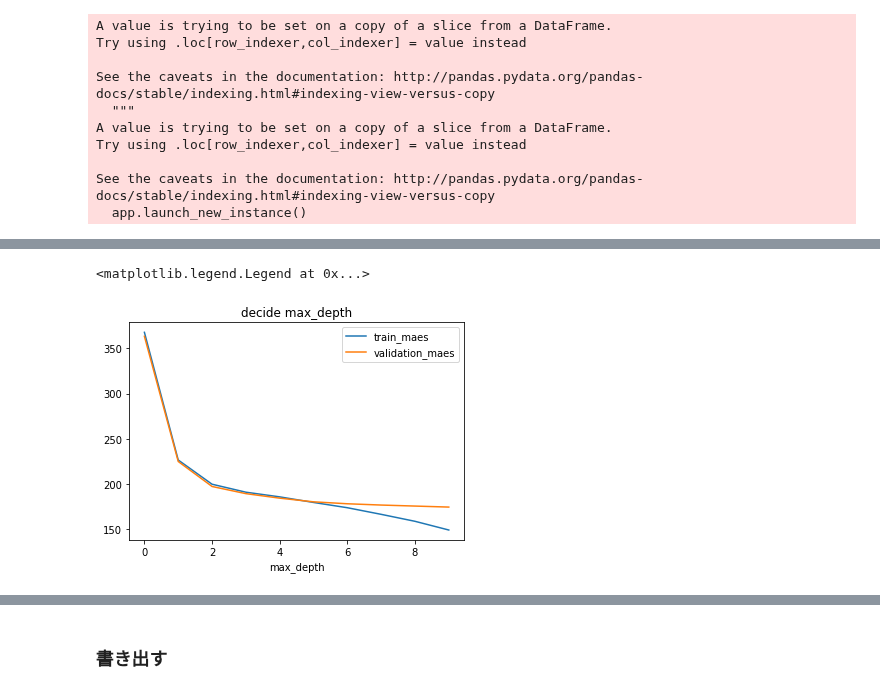
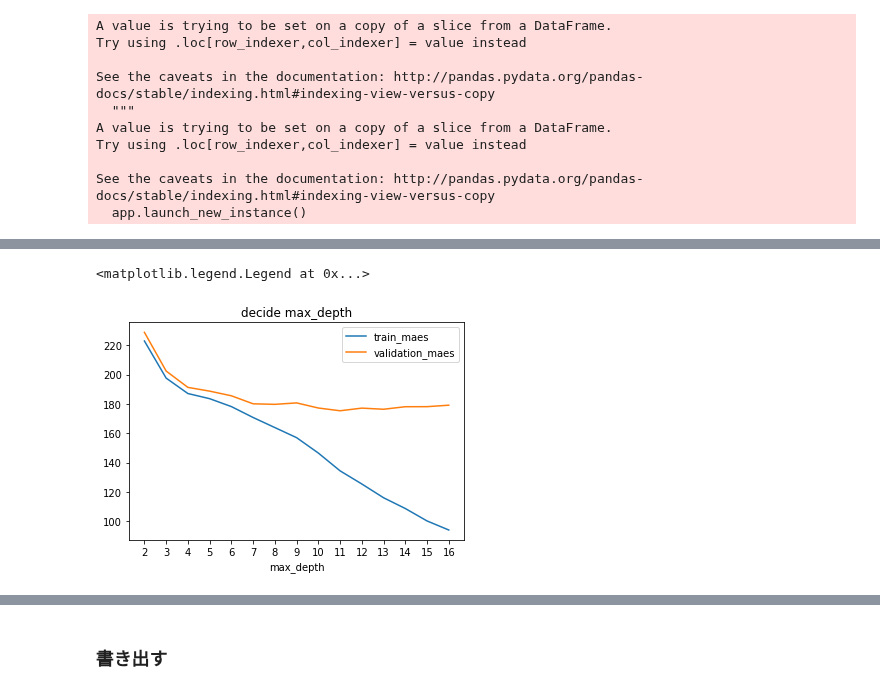
Before and after one commit to gciteam6/predict_amd, a Jupyter notebook: simple_blending.ipynb, the cells around one changed output, grey strips where cells are left out. Saved outputs shown, nothing was run; the diff lists cells and outputs as text; code cells hidden in the pictures.

```diff
--- a/simple_blending.ipynb
+++ b/simple_blending.ipynb
@@ -315,7 +338,7 @@ for train_idx, test_idx in KFold(n_splits=n_splits).split(X):
     X_val = X[test_idx]
     Y_val = Y[test_idx]
 
-    rf = RandomForestRegressor(n_estimators = n_estimators, max_depth = 4, max_features=max_features)
+    rf = RandomForestRegressor(n_estimators = n_estimators, max_depth = 14, max_features=max_features)
     rf.fit(X_train, Y_train)
     Y_train_pred = rf.predict(X_train)
     Y_val_pred = rf.predict(X_val)
@@ -334,6 +357,6 @@ plt.show()
 # %%
 # ランダムフォレストリグレッサー
-rf = RandomForestRegressor(n_estimators = 10, max_depth = 5, max_features=max_features)
+rf = RandomForestRegressor(n_estimators = 10, max_depth = 14, max_features=max_features)
 rf.fit(X, Y)
 Y_train_pred = rf.predict(X)
 print("train_mae : ", np.abs(Y_train_pred - Y).mean())
@@ -371,6 +394,9 @@ train_prediction['datetime'] = train_prediction['datetime'].map(lambda x : pd.to
 # いろんなモデルの予測値の集合(ほんちゃん)
 test_prediction = pd.read_csv("data/predicted_data/predict_SOLA0"+str(target_place)+".tsv", delimiter="\t")
 test_prediction['datetime'] = test_prediction['datetime'].map(lambda x : pd.to_datetime(x))
+# %%
+train_prediction = to_zero_df(train_prediction)
+test_prediction = to_zero_df(test_prediction)
 # %%
 # 月, 時間の情報を加える
 train_prediction = add_time_sincos(train_prediction)
@@ -397,8 +423,10 @@ X_train, X_val, Y_train, Y_val = train_test_split(X, Y, test_size=int((X.shape[0
 # %%
 train_maes = []
 val_maes = []
-for i in range(10):
-    rf = RandomForestRegressor(n_estimators = 10, max_depth = i+1, max_features=max_features)
+n = 15
+n_start = 2
+for i in range(n):
+    rf = RandomForestRegressor(n_estimators = 10, max_depth = i+n_start, max_features=max_features)
     rf.fit(X_train, Y_train)
     Y_train_pred = rf.predict(X_train)
     Y_val_pred = rf.predict(X_val)
@@ -409,12 +437,13 @@ for i in range(10):
 # %%
 plt.plot(train_maes, label="train_maes")
 plt.plot(val_maes, label="validation_maes")
+plt.xticks(np.arange(n), np.arange(n)+n_start)
 plt.xlabel("max_depth")
 plt.title("decide max_depth")
 plt.legend()
 # %% [output]
 <matplotlib.legend.Legend at 0x...>
-[figure, old version]
+[figure, new version]
 # %%
 # 交差検証
 t_maes = []
```
Also changed, not shown: parts of 19 cells of this notebook, 4 other files.
